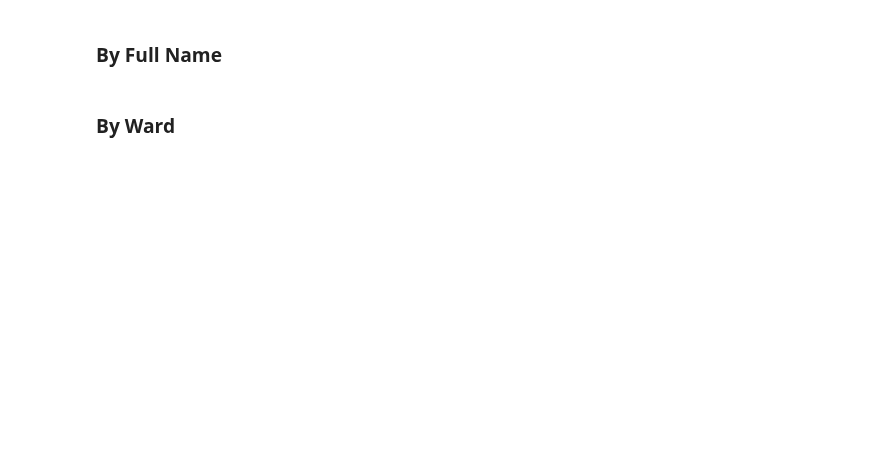
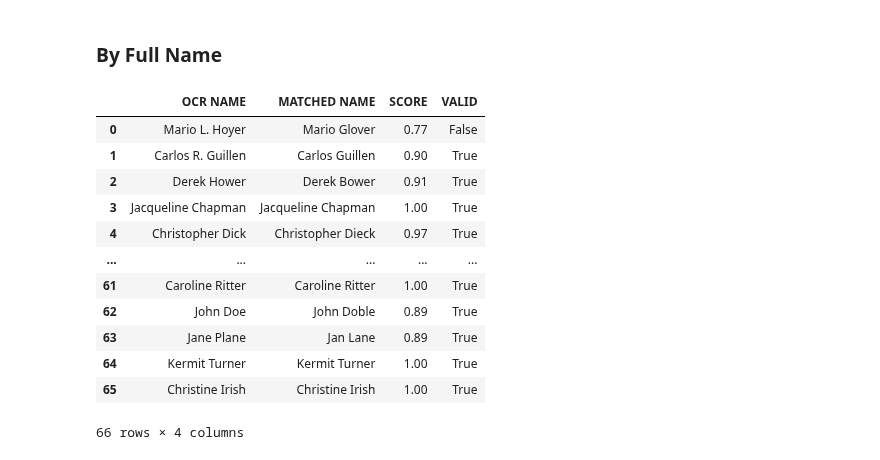
Before and after one commit to Civic-Tech-Ballot-Inititiave/Ballot-Initiative, a Jupyter notebook: notebooks/matching_algorithm_benchmarks.ipynb, the cells around one changed output. Drawn from its saved outputs; the diff is of its cells as text; code cells hidden in the pictures; blank space fills up the shorter version.

Commit message:
Wrote new notebook on the matching function

```diff
--- a/notebooks/matching_algorithm_benchmarks.ipynb
+++ b/notebooks/matching_algorithm_benchmarks.ipynb
@@ -21,0 +29,7 @@ logger.add(sys.standout, level="INFO")
+# %%
+# Creating Full Name column with lambda
+start = time.time()
+voter_records_2023_df['Full Name'] = voter_records_2023_df.apply(lambda x: f"{x['First_Name']} {x['Last_Name']}", axis=1)
+full_name_list = list(voter_records_2023_df['Full Name'])
+end = time.time()
+logger.info(f"Columns generated in {end - start} seconds")
@@ -22,4 +72,35 @@ logger.add(sys.standout, level="INFO")
 # %% [markdown]
 ### By Full Name
-# %% [markdown]
-### By Ward
+# %%
+matched_list = list()
+start_time = time.time()
+
+for dict_ in resulting_data:
+                temp_dict = dict()
+                high_match_ids = score_function_fuzz(dict_['Name'], full_name_list)
+                id_, score_ = high_match_ids[0]
+                temp_dict['OCR NAME'] = str(dict_['Name'])
+                temp_dict['MATCHED NAME'] = full_name_list[id_]
+                temp_dict['SCORE'] = "{:.2f}".format(score_)
+                temp_dict['VALID'] = False
+                if score_ > 0.85:
+                    temp_dict['VALID'] = True
+                matched_list.append(temp_dict)
+
+match_df = pd.DataFrame(matched_list, columns=["OCR NAME", "MATCHED NAME", "SCORE", "VALID"])
+end_time = time.time()
+match_df
+# %% [output]
+|  | OCR NAME | MATCHED NAME | SCORE | VALID |
+| 0 | Mario L. Hoyer | Mario Glover | 0.77 | False |
+| 1 | Carlos R. Guillen | Carlos Guillen | 0.90 | True |
+| 2 | Derek Hower | Derek Bower | 0.91 | True |
+| 3 | Jacqueline Chapman | Jacqueline Chapman | 1.00 | True |
+| 4 | Christopher Dick | Christopher Dieck | 0.97 | True |
+| ... | ... | ... | ... | ... |
+| 61 | Caroline Ritter | Caroline Ritter | 1.00 | True |
+| 62 | John Doe | John Doble | 0.89 | True |
+| 63 | Jane Plane | Jan Lane | 0.89 | True |
+| 64 | Kermit Turner | Kermit Turner | 1.00 | True |
+| 65 | Christine Irish | Christine Irish | 1.00 | True |
+66 rows × 4 columns
```
Also changed, not shown: parts of 22 cells of this notebook, 3 other files.
